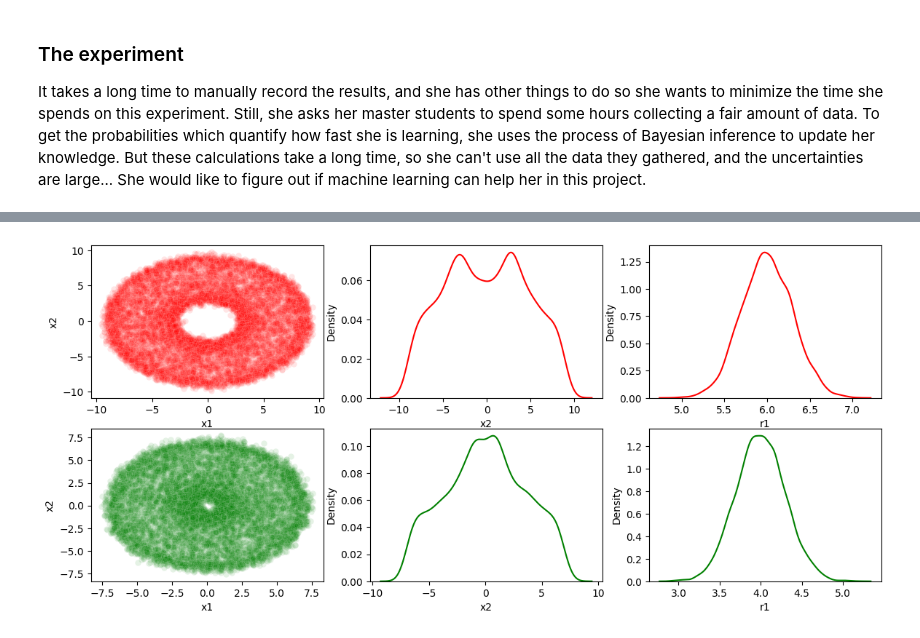
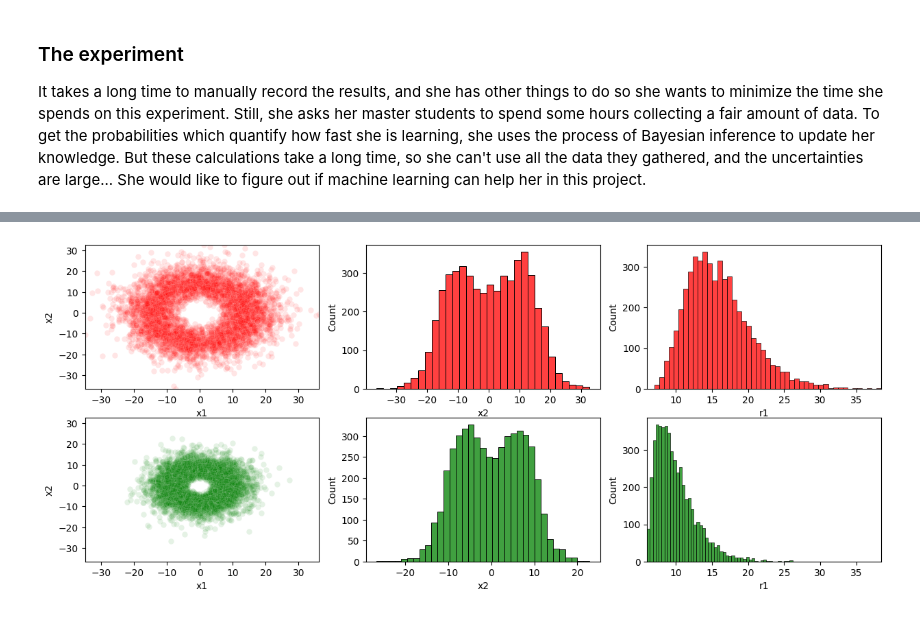
Before and after one commit to choisant/foundational-modeling, a Jupyter notebook: toy_experiment/data.ipynb, the cells around one changed output, grey strips where cells are left out. Cells and saved outputs as stored; diff of their text form; code cells hidden in the pictures.

```diff
--- a/toy_experiment/data.ipynb
+++ b/toy_experiment/data.ipynb
@@ -61,0 +99,12 @@ rng = np.random.default_rng()
+# %%
+# CONSTANTS
+R_2 = 2
+rng = np.random.default_rng()
+def sample_a1(c, n): return(np.array([random.uniform(0, 2*np.pi) for i in range(n)]))
+def sample_a2(c, n): return(np.array([random.uniform(0, 2*np.pi) for i in range(n)]))
+def sample_r1(c, n):
+    r1_arr = np.zeros(n)
+    r1_arr = np.where(c=="red", 2*R_2 + rng.gamma(5, 2, n), r1_arr)
+    r1_arr = np.where(c=="green", 2*R_2 + rng.gamma(2, 2, n), r1_arr)
+    return r1_arr
+def sample_c(n): return(rng.choice(["red", "green"], n))
@@ -62,13 +114,13 @@ rng = np.random.default_rng()
 # %%
 # Look at the mapping function for constant R
-nx = 200
+nx = 2000
 #angles
 a1 = np.linspace(-np.pi, np.pi, nx)
-a2 = np.linspace(-np.pi, np.pi, nx)
+a2 = np.linspace(0, np.pi, nx)
 
 aa1, aa2 = np.meshgrid(a1, a2)
 
-xx1, xx2 = robot_arm(aa1, aa2, R_1[0], R_2)
+xx1, xx2 = robot_arm(aa1, aa2, 5, R_2)
 
 fig, ax = plt.subplots(nrows = 1, ncols = 1, figsize = (4, 4))
 
@@ -86,9 +138,9 @@ fig, ax = plt.subplots(nrows = 1, ncols = 2, figsize = (8, 4))
 lines = 10
 a1 = np.linspace(-np.pi, np.pi, na)
 for i in range(lines):
-    da2 = 2*np.pi/lines
+    da2 = np.pi/lines
     a2 = 0*a1 -3 + i*da2
-    x1, x2 = robot_arm(a1, a2, R_1[0], R_2)
+    x1, x2 = robot_arm(a1, a2, 5, R_2)
     ax[0].plot(a1, a2, marker='.', markersize=1, linestyle='none')
     ax[1].plot(x1, x2, marker='.', markersize=1, linestyle='none')
 
@@ -105,11 +157,11 @@ na = 100
 
 fig, ax = plt.subplots(nrows = 1, ncols = 2, figsize = (8, 4))
 lines = 10
-a2 = np.linspace(-np.pi, np.pi, na)
+a2 = np.linspace(0, np.pi, na)
 for i in range(lines):
     da1 = 2*np.pi/lines
     a1 = 0*a2 -3 + i*da1
-    x1, x2 = robot_arm(a1, a2, R_1[0], R_2)
+    x1, x2 = robot_arm(a1, a2, 5, R_2)
     ax[0].plot(a1, a2, marker='.', markersize=1, linestyle='none')
     ax[1].plot(x1, x2, marker='.', markersize=1, linestyle='none')
 
@@ -171,23 +195,29 @@ df_many
 # %%
 def plot_data(df):
 
-    fig, ax = plt.subplots(nrows = 2, ncols = 3, figsize = (14, 6))
+    fig, ax = plt.subplots(nrows = 2, ncols = 3, figsize = (15, 6))
 
     df_red = df[df["color"] == "red"]
     sn.scatterplot(df_red, x="x1", y = "x2", c="red", alpha=0.1, ax=ax[0][0])
-    sn.kdeplot(df_red, x="x2", c="red", ax=ax[0][1])
-    sn.kdeplot(df_red, x="r1", c="red", ax=ax[0][2])
+    sn.histplot(df_red, x="x2", color="red", ax=ax[0][1])
+    sn.histplot(df_red, x="r1", color="red", ax=ax[0][2])
 
     df_green = df[df["color"] == "green"]
     sn.scatterplot(df_green, x="x1", y = "x2", c="green", alpha=0.1, ax=ax[1][0])
-    sn.kdeplot(df_green, x="x2", c="green", ax=ax[1][1])
-    sn.kdeplot(df_green, x="r1", c="green", ax=ax[1][2])
+    sn.histplot(df_green, x="x2", color="green", ax=ax[1][1])
+    sn.histplot(df_green, x="r1", color="green", ax=ax[1][2])
+    ax[0][0].set_xlim(min(df["x1"]), max(df["x1"]))
+    ax[1][0].set_xlim(min(df["x1"]), max(df["x1"]))
+    ax[0][0].set_ylim(min(df["x2"]), max(df["x2"]))
+    ax[1][0].set_ylim(min(df["x2"]), max(df["x2"]))
+    ax[0][2].set_xlim(min(df["r1"]), max(df["r1"]))
+    ax[1][2].set_xlim(min(df["r1"]), max(df["r1"]))
 
     return fig, ax
 
 fig, ax = plot_data(df_many)
 # %% [output]
-[figure, old version]
+[figure, new version]
 # %%
 # Generate training data
 df_cal = gen_data(200)
```
Also changed, not shown: parts of 12 cells of this notebook, 7 other files.
